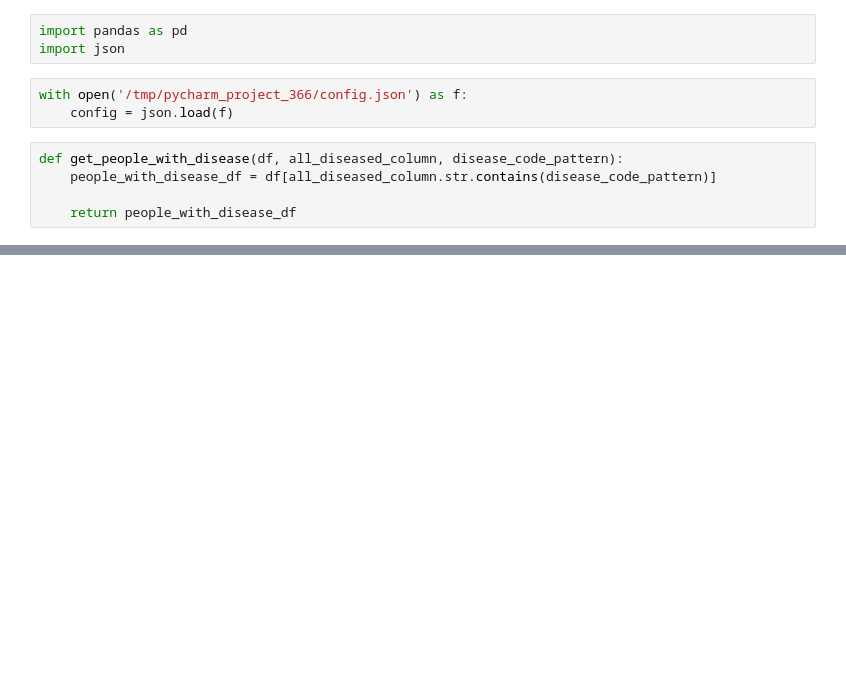
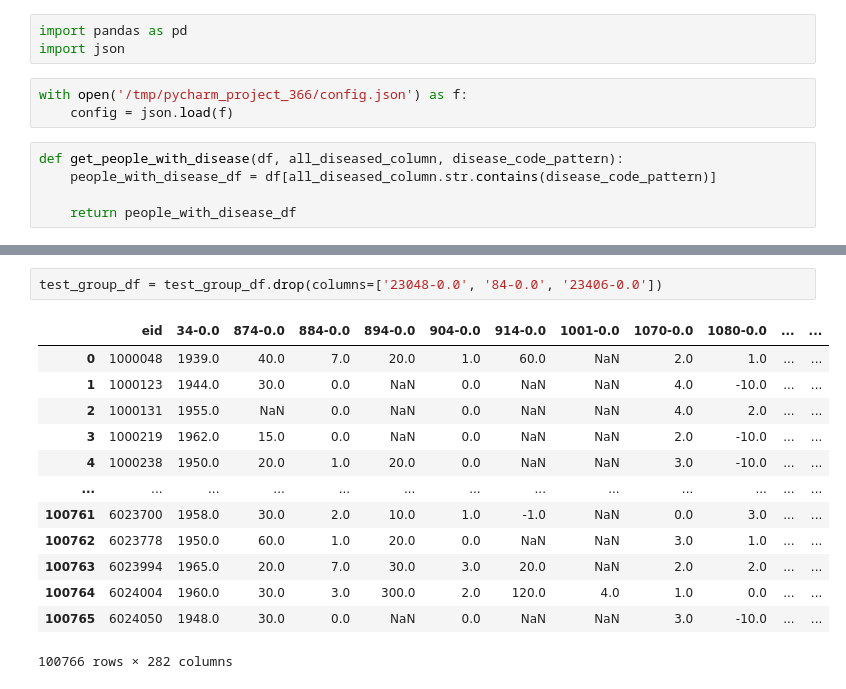
Before and after one commit to OfekShcherb/Finding-Differences-in-Diagnosis-of-Pancreatic-Cancer-and-Type-II-Diabetes-Mellitus, a Jupyter notebook: test.ipynb, the cells around one changed output, grey strips where cells are left out. Drawn from its saved outputs; the diff is of its cells as text; blank space fills up the shorter version.

```diff
--- a/test.ipynb
+++ b/test.ipynb
@@ -125,0 +85,16 @@ False
+# %%
+test_group_df = test_group_df.drop(columns=['23048-0.0', '84-0.0', '23406-0.0'])
+# %% [output]
+|  | eid | 34-0.0 | 874-0.0 | 884-0.0 | 894-0.0 | 904-0.0 | 914-0.0 | 1001-0.0 | 1070-0.0 | 1080-0.0 | ... | ... |
+| 0 | 1000048 | 1939.0 | 40.0 | 7.0 | 20.0 | 1.0 | 60.0 | NaN | 2.0 | 1.0 | ... | ... |
+| 1 | 1000123 | 1944.0 | 30.0 | 0.0 | NaN | 0.0 | NaN | NaN | 4.0 | -10.0 | ... | ... |
+| 2 | 1000131 | 1955.0 | NaN | 0.0 | NaN | 0.0 | NaN | NaN | 4.0 | 2.0 | ... | ... |
+| 3 | 1000219 | 1962.0 | 15.0 | 0.0 | NaN | 0.0 | NaN | NaN | 2.0 | -10.0 | ... | ... |
+| 4 | 1000238 | 1950.0 | 20.0 | 1.0 | 20.0 | 0.0 | NaN | NaN | 3.0 | -10.0 | ... | ... |
+| ... | ... | ... | ... | ... | ... | ... | ... | ... | ... | ... | ... | ... |
+| 100761 | 6023700 | 1958.0 | 30.0 | 2.0 | 10.0 | 1.0 | -1.0 | NaN | 0.0 | 3.0 | ... | ... |
+| 100762 | 6023778 | 1950.0 | 60.0 | 1.0 | 20.0 | 0.0 | NaN | NaN | 3.0 | 1.0 | ... | ... |
+| 100763 | 6023994 | 1965.0 | 20.0 | 7.0 | 30.0 | 3.0 | 20.0 | NaN | 2.0 | 2.0 | ... | ... |
+| 100764 | 6024004 | 1960.0 | 30.0 | 3.0 | 300.0 | 2.0 | 120.0 | 4.0 | 1.0 | 0.0 | ... | ... |
+| 100765 | 6024050 | 1948.0 | 30.0 | 0.0 | NaN | 0.0 | NaN | NaN | 3.0 | -10.0 | ... | ... |
+100766 rows × 282 columns
```
Also changed, not shown: parts of 17 cells of this notebook, 2 other files.
